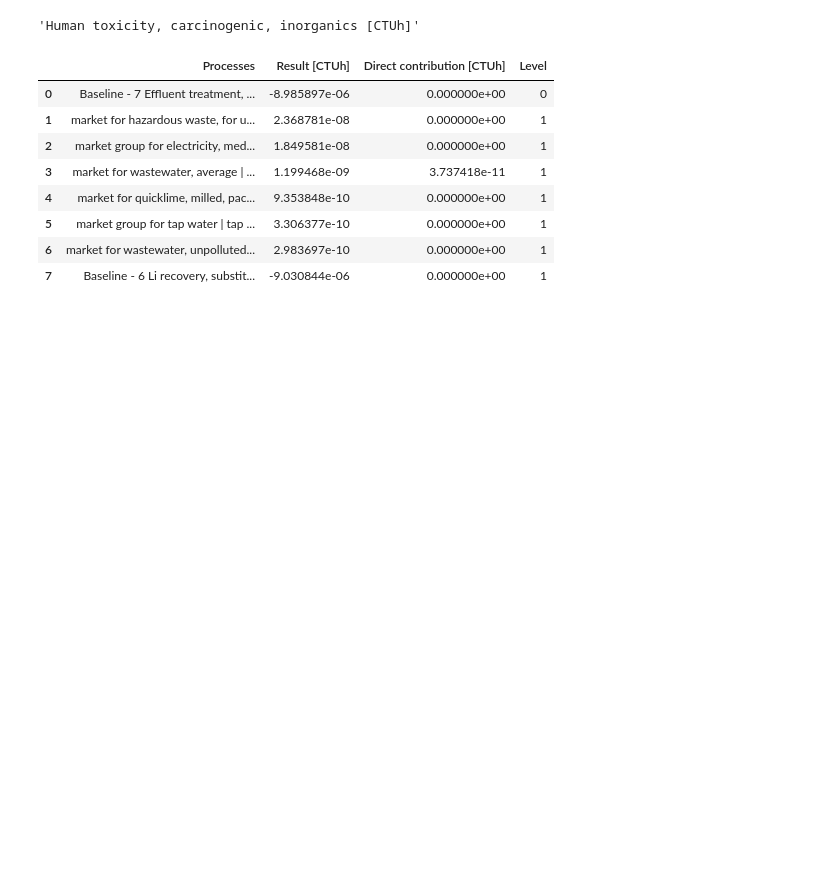
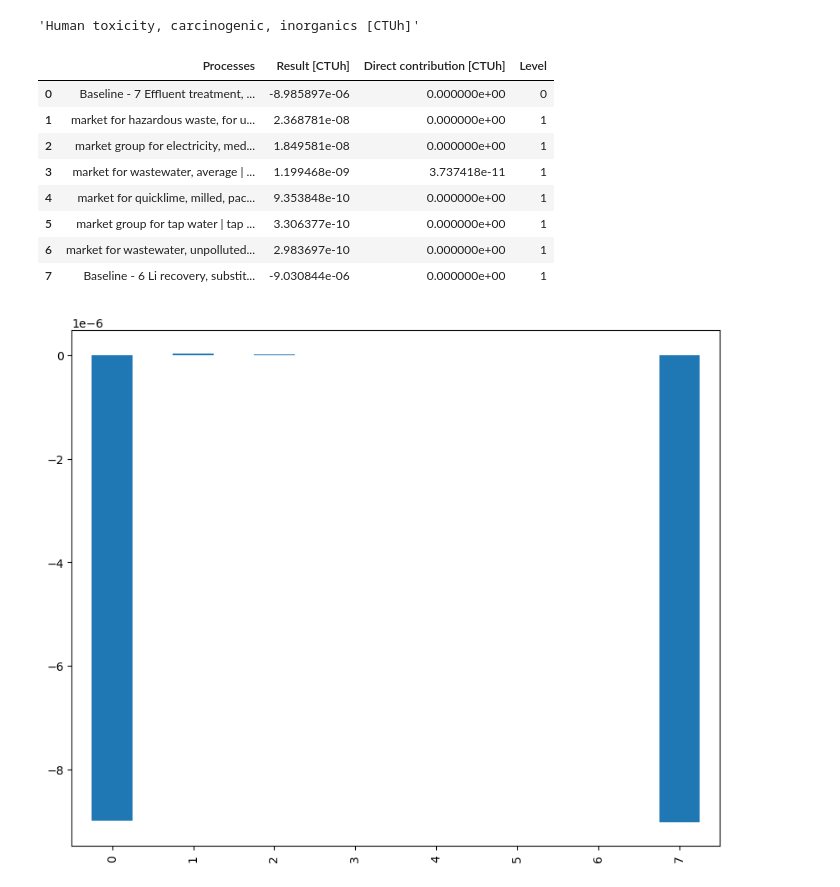
Before and after one commit to laphei/openlca-contributor, a Jupyter notebook: contributor.ipynb, the cells around one changed output. Cells and saved outputs as stored; diff of their text form; code cells hidden in the pictures; blank space fills up the shorter version.

Commit message:
bar plot initial

```diff
--- a/contributor.ipynb
+++ b/contributor.ipynb
@@ -80,3 +81,11 @@ processes[0]
 | 5 | market group for tap water | tap ... | 3.306377e-10 | 0.000000e+00 | 1 |
 | 6 | market for wastewater, unpolluted... | 2.983697e-10 | 0.000000e+00 | 1 |
 | 7 | Baseline - 6 Li recovery, substit... | -9.030844e-06 | 0.000000e+00 | 1 |
+# %%
+res = processes[0].columns.values[1]
+
+fig, ax = plt.subplots(figsize=(10, 8))
+processes[0][res].plot.bar(ax=ax, stacked=True)
+plt.show()
+# %% [output]
+[figure, added]
```
Also changed, not shown: parts of 1 cell of this notebook.
